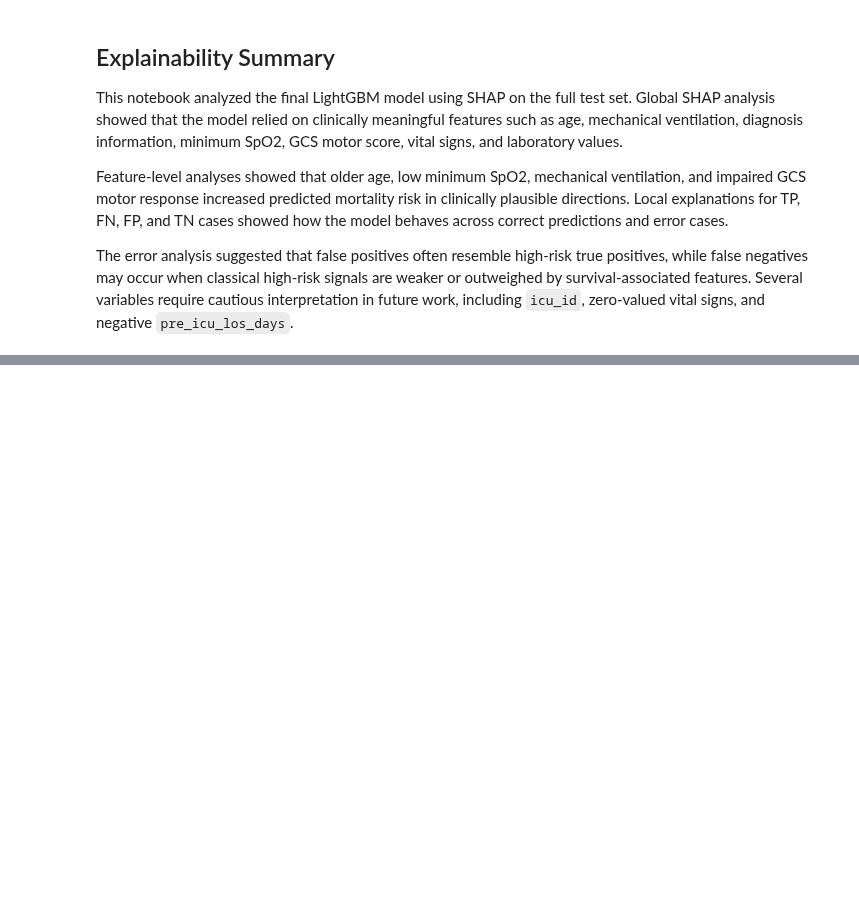
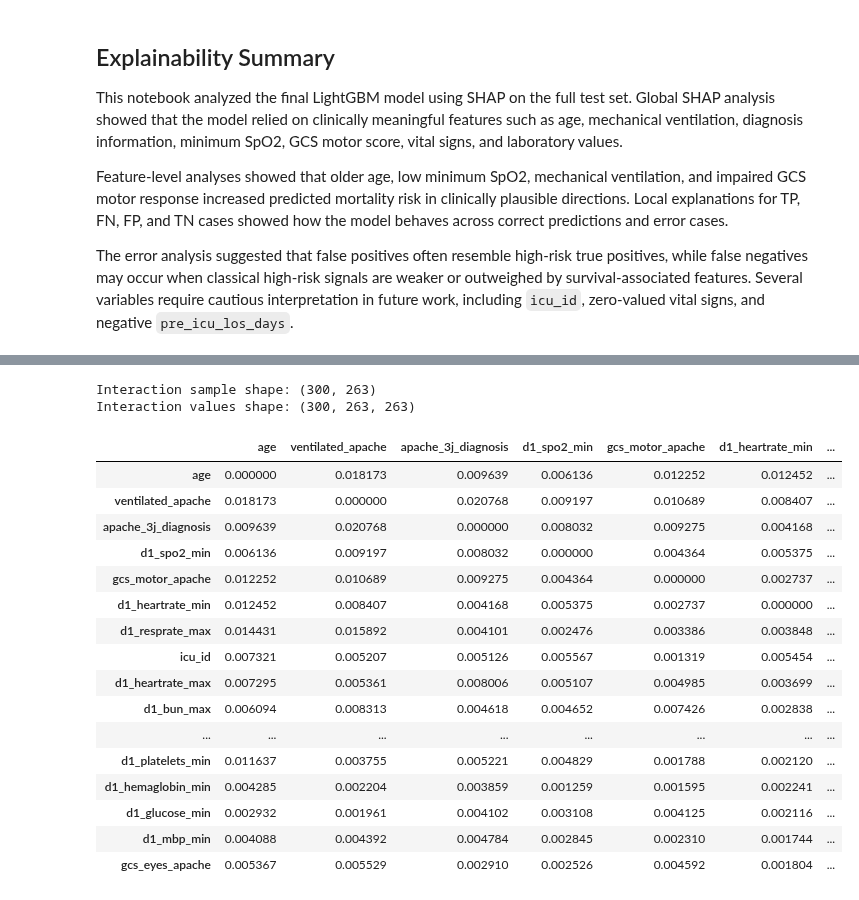
Before and after one commit to atalayatasoy17/xai-project, a Jupyter notebook: notebooks/04_shap_explainability.ipynb, the cells around one changed output, grey strips where cells are left out. Saved outputs shown, nothing was run; the diff lists cells and outputs as text; code cells hidden in the pictures; blank space fills up the shorter version.

```diff
--- a/notebooks/04_shap_explainability.ipynb
+++ b/notebooks/04_shap_explainability.ipynb
@@ -870,0 +1006,57 @@ The error analysis suggested that false positives often resemble high-risk true
+# %%
+interaction_sample_size = min(300, len(X_shap))
+
+X_interaction_sample = X_shap.sample(
+    n=interaction_sample_size,
+    random_state=42
+)
+
+interaction_values = explainer.shap_interaction_values(X_interaction_sample)
+
+if isinstance(interaction_values, list):
+    interaction_values = interaction_values[1]
+
+print(f"Interaction sample shape: {X_interaction_sample.shape}")
+print(f"Interaction values shape: {interaction_values.shape}")
+# %% [output]
+Interaction sample shape: (300, 263)
+Interaction values shape: (300, 263, 263)
+# %%
+top20_indices = [X_shap.columns.get_loc(feature) for feature in top20_features]
+
+top20_interaction_values = interaction_values[:, top20_indices, :][:, :, top20_indices]
+
+mean_abs_interaction_matrix = np.abs(top20_interaction_values).mean(axis=0)
+
+# Diagonal main effect olduğu için pairwise interaction sıralamasında sıfırlıyoruz.
+np.fill_diagonal(mean_abs_interaction_matrix, 0)
+
+interaction_matrix_df = pd.DataFrame(
+    mean_abs_interaction_matrix,
+    index=top20_features,
+    columns=top20_features
+)
+
+interaction_matrix_df.to_csv(
+    explainability_dir / "top20_shap_interaction_matrix.csv"
+)
+
+interaction_matrix_df
+# %% [output]
+|  | age | ventilated_apache | apache_3j_diagnosis | d1_spo2_min | gcs_motor_apache | d1_heartrate_min | ... |
+| age | 0.000000 | 0.018173 | 0.009639 | 0.006136 | 0.012252 | 0.012452 | ... |
+| ventilated_apache | 0.018173 | 0.000000 | 0.020768 | 0.009197 | 0.010689 | 0.008407 | ... |
+| apache_3j_diagnosis | 0.009639 | 0.020768 | 0.000000 | 0.008032 | 0.009275 | 0.004168 | ... |
+| d1_spo2_min | 0.006136 | 0.009197 | 0.008032 | 0.000000 | 0.004364 | 0.005375 | ... |
+| gcs_motor_apache | 0.012252 | 0.010689 | 0.009275 | 0.004364 | 0.000000 | 0.002737 | ... |
+| d1_heartrate_min | 0.012452 | 0.008407 | 0.004168 | 0.005375 | 0.002737 | 0.000000 | ... |
+| d1_resprate_max | 0.014431 | 0.015892 | 0.004101 | 0.002476 | 0.003386 | 0.003848 | ... |
+| icu_id | 0.007321 | 0.005207 | 0.005126 | 0.005567 | 0.001319 | 0.005454 | ... |
+| d1_heartrate_max | 0.007295 | 0.005361 | 0.008006 | 0.005107 | 0.004985 | 0.003699 | ... |
+| d1_bun_max | 0.006094 | 0.008313 | 0.004618 | 0.004652 | 0.007426 | 0.002838 | ... |
+| ... | ... | ... | ... | ... | ... | ... | ... |
+| d1_platelets_min | 0.011637 | 0.003755 | 0.005221 | 0.004829 | 0.001788 | 0.002120 | ... |
+| d1_hemaglobin_min | 0.004285 | 0.002204 | 0.003859 | 0.001259 | 0.001595 | 0.002241 | ... |
+| d1_glucose_min | 0.002932 | 0.001961 | 0.004102 | 0.003108 | 0.004125 | 0.002116 | ... |
+| d1_mbp_min | 0.004088 | 0.004392 | 0.004784 | 0.002845 | 0.002310 | 0.001744 | ... |
+| gcs_eyes_apache | 0.005367 | 0.005529 | 0.002910 | 0.002526 | 0.004592 | 0.001804 | ... |
```
Also changed, not shown: parts of 6 cells of this notebook, 7 other files.
